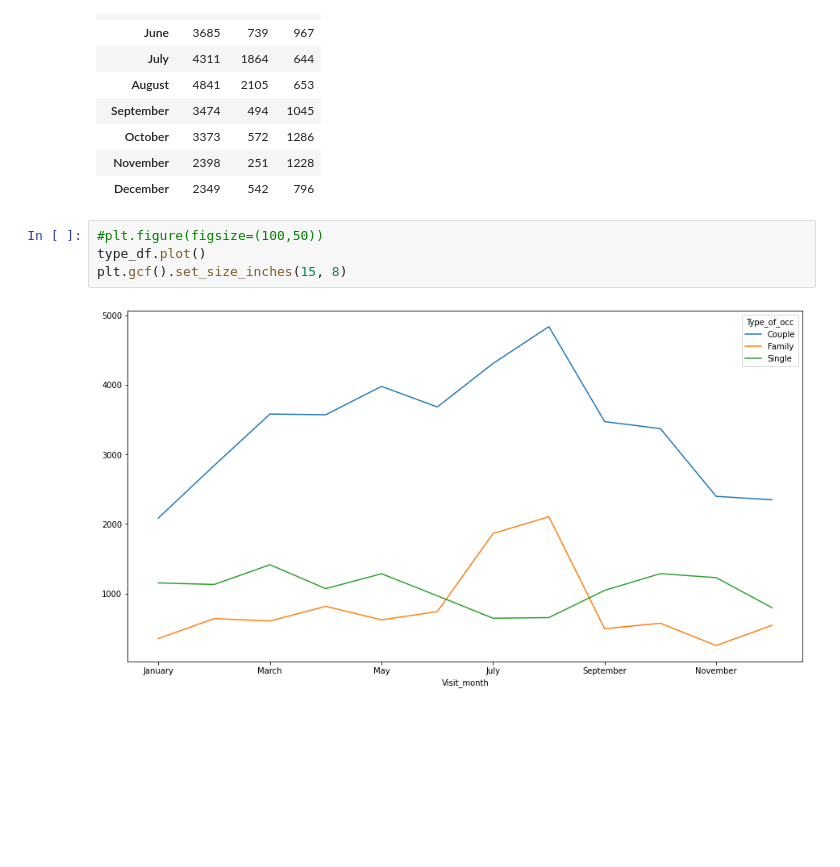
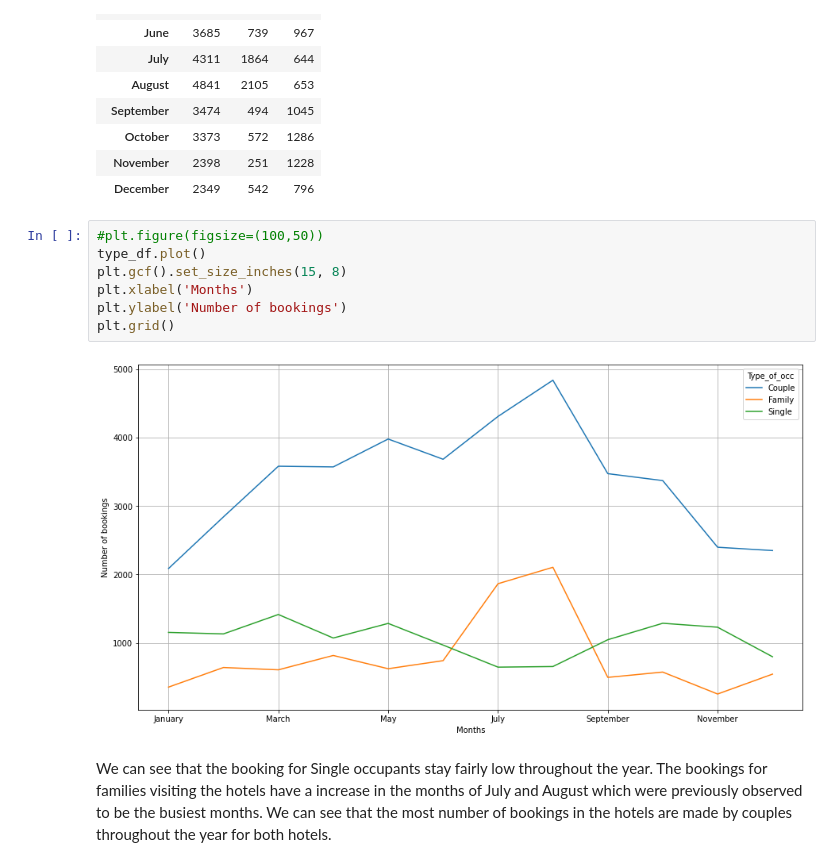
Before and after one commit to Shantanu0113/Hotel-Booking-Analysis, a Jupyter notebook: Shantanu_collab.ipynb, the cells around one changed output. Cells and saved outputs as stored; diff of their text form; blank space fills up the shorter version.

```diff
--- a/Shantanu_collab.ipynb
+++ b/Shantanu_collab.ipynb
@@ -519,6 +554,11 @@ type_df
 # %%
 #plt.figure(figsize=(100,50))
 type_df.plot()
 plt.gcf().set_size_inches(15, 8)
+plt.xlabel('Months')
+plt.ylabel('Number of bookings')
+plt.grid()
 # %% [output]
-[figure, old version]
+[figure, new version]
+# %% [markdown]
+We can see that the booking for Single occupants stay fairly low throughout the year. The bookings for families visiting the hotels have a increase in the months of July and August which were previously observed to be the busiest months. We can see that the most number of bookings in the hotels are made by couples throughout the year for both hotels.
```
Also changed, not shown: parts of 39 cells of this notebook.
